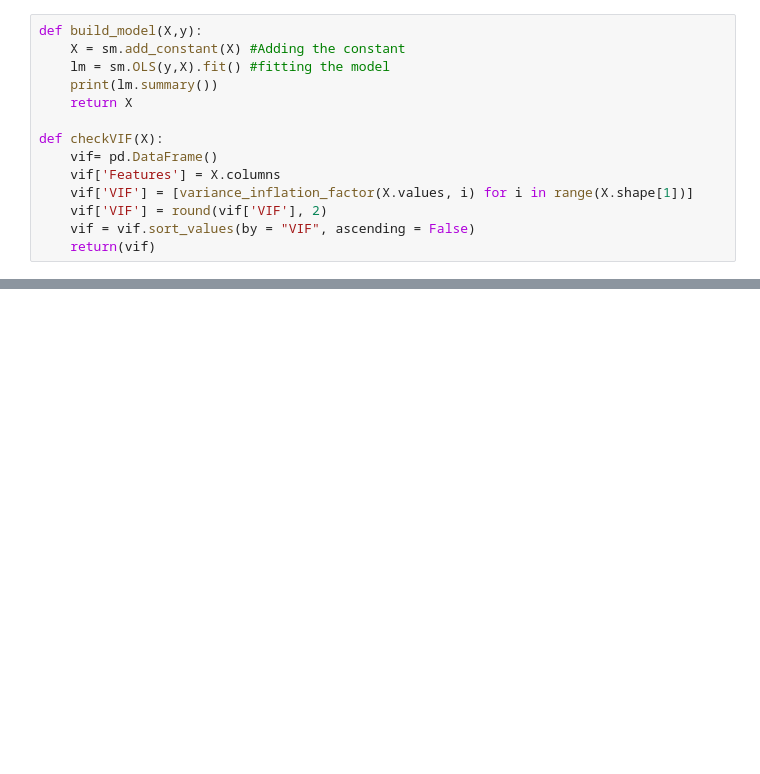
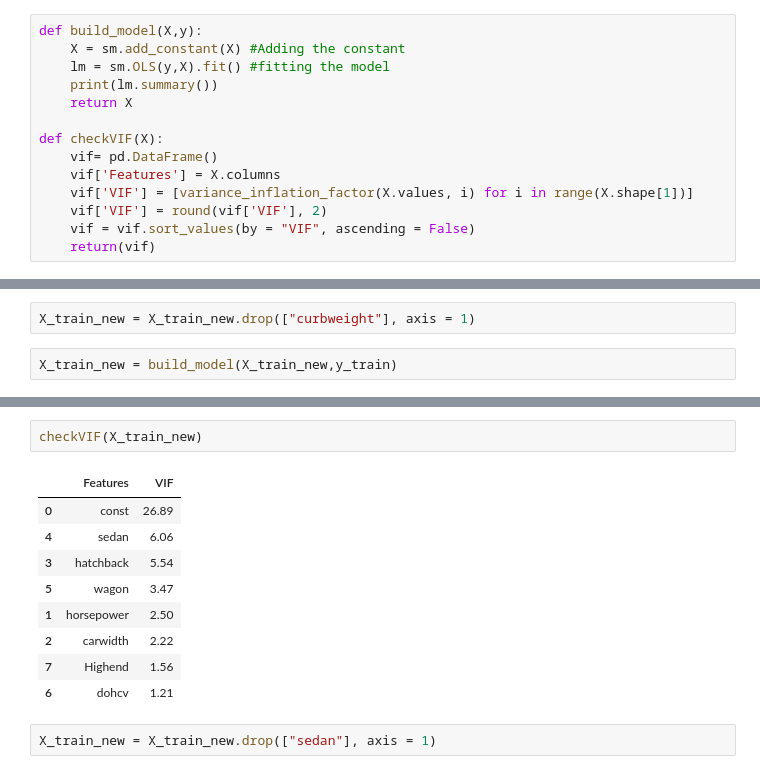
Before and after one commit to ptanner925/us_car_price, a Jupyter notebook: car_eda.ipynb, the cells around one changed output, grey strips where cells are left out. Cells and saved outputs as stored; diff of their text form; blank space fills up the shorter version.

```diff
--- a/car_eda.ipynb
+++ b/car_eda.ipynb
@@ -481,0 +560,4 @@ def checkVIF(X):
+# %%
+X_train_new = X_train_new.drop(["curbweight"], axis = 1)
+# %%
+X_train_new = build_model(X_train_new,y_train)
@@ -481,0 +582,14 @@ def checkVIF(X):
+# %%
+checkVIF(X_train_new)
+# %% [output]
+|  | Features | VIF |
+| 0 | const | 26.89 |
+| 4 | sedan | 6.06 |
+| 3 | hatchback | 5.54 |
+| 5 | wagon | 3.47 |
+| 1 | horsepower | 2.50 |
+| 2 | carwidth | 2.22 |
+| 7 | Highend | 1.56 |
+| 6 | dohcv | 1.21 |
+# %%
+X_train_new = X_train_new.drop(["sedan"], axis = 1)
```
Also changed, not shown: parts of 23 cells of this notebook.
